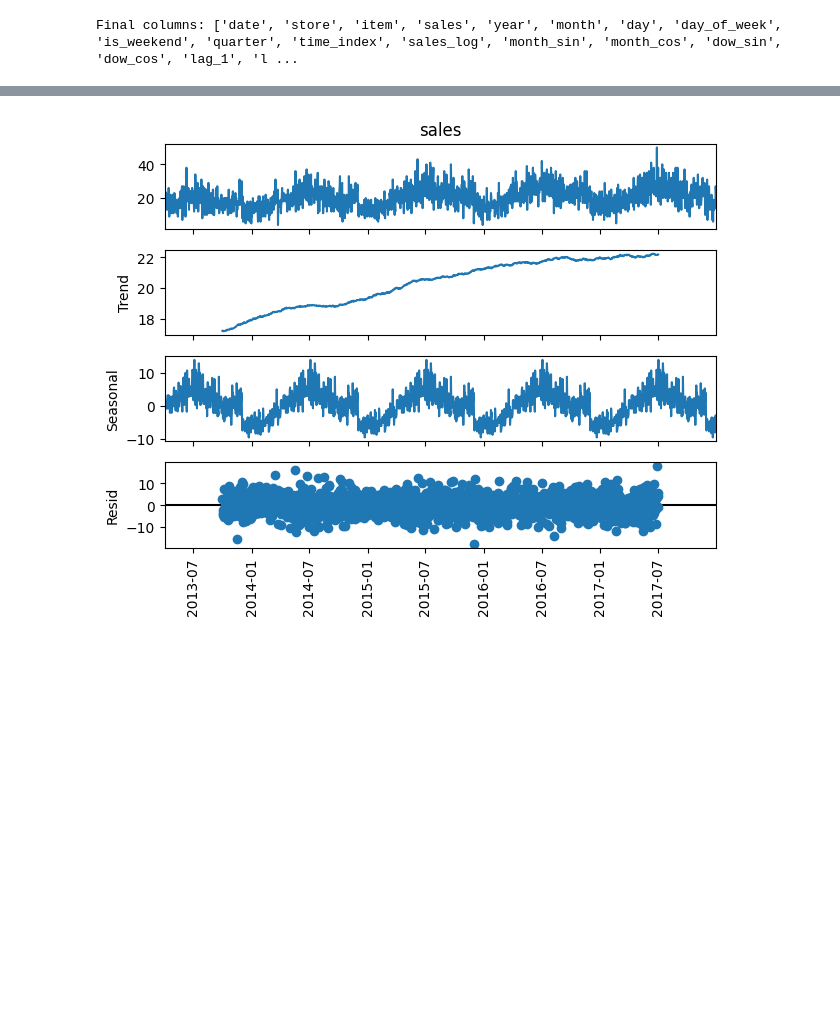
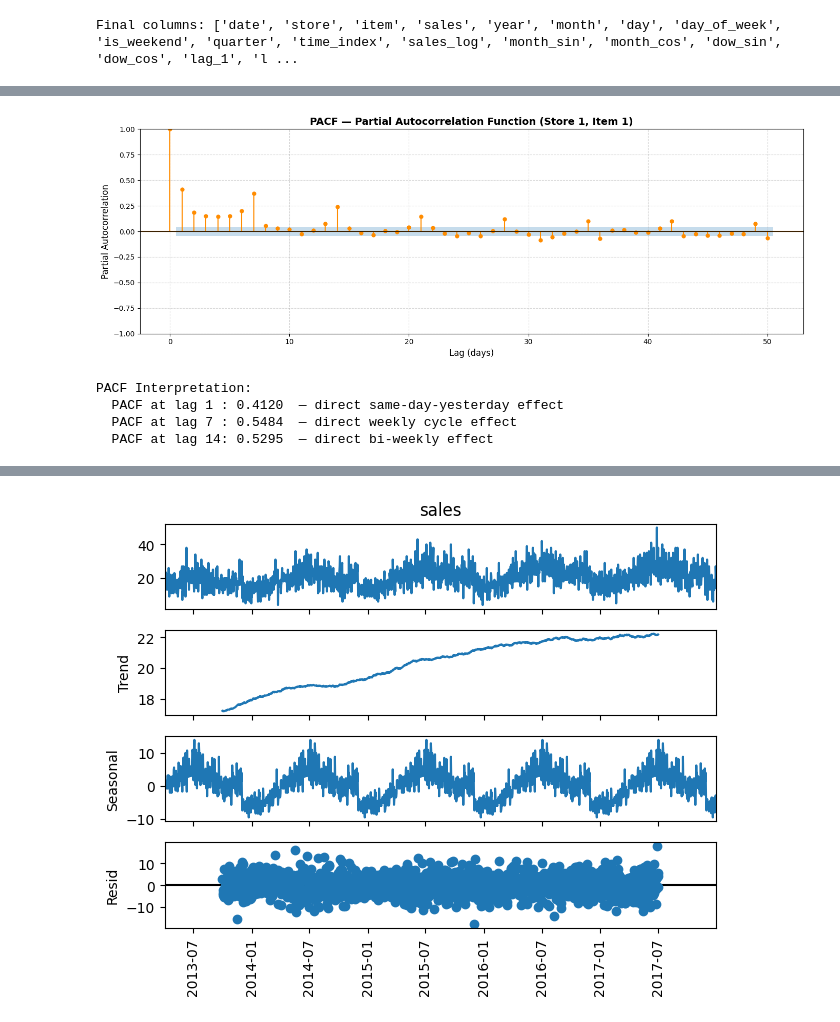
Before and after one commit to SAHIL254/inventory-demand-forecasting, a Jupyter notebook: notebooks/EDA_Inventory_Demand.ipynb, the cells around one changed output, grey strips where cells are left out. Cells and saved outputs as stored; diff of their text form; code cells hidden in the pictures; blank space fills up the shorter version.

```diff
--- a/notebooks/EDA_Inventory_Demand.ipynb
+++ b/notebooks/EDA_Inventory_Demand.ipynb
@@ -613,0 +1087,34 @@ Final columns: ['date', 'store', 'item', 'sales', 'year', 'month', 'day', 'day_o
+# %%
+# PACF Plot — shows direct correlation at each lag, removing intermediate effects
+fig, ax = plt.subplots(figsize=(14, 5))
+
+plot_pacf(
+    series,
+    lags=50,          # show first 50 lags
+    alpha=0.05,       # 95% confidence interval
+    method='ywm',     # Yule-Walker modified — stable for longer lag ranges
+    ax=ax,
+    color='darkorange',
+    vlines_kwargs={'colors': 'darkorange'}
+)
+
+ax.set_title('PACF — Partial Autocorrelation Function (Store 1, Item 1)', fontsize=14, fontweight='bold')
+ax.set_xlabel('Lag (days)', fontsize=12)
+ax.set_ylabel('Partial Autocorrelation', fontsize=12)
+ax.axhline(y=0, color='black', linestyle='-', linewidth=0.8)
+ax.grid(linestyle='--', alpha=0.5)
+
+plt.tight_layout()
+plt.show()
+
+# Print PACF interpretation
+print("\nPACF Interpretation:")
+print(f"  PACF at lag 1 : {series.autocorr(lag=1):.4f}  — direct same-day-yesterday effect")
+print(f"  PACF at lag 7 : {series.autocorr(lag=7):.4f}  — direct weekly cycle effect")
+print(f"  PACF at lag 14: {series.autocorr(lag=14):.4f}  — direct bi-weekly effect")
+# %% [output]
+[figure, added]
+PACF Interpretation:
+  PACF at lag 1 : 0.4120  — direct same-day-yesterday effect
+  PACF at lag 7 : 0.5484  — direct weekly cycle effect
+  PACF at lag 14: 0.5295  — direct bi-weekly effect
```
Also changed, not shown: parts of 40 cells of this notebook.
